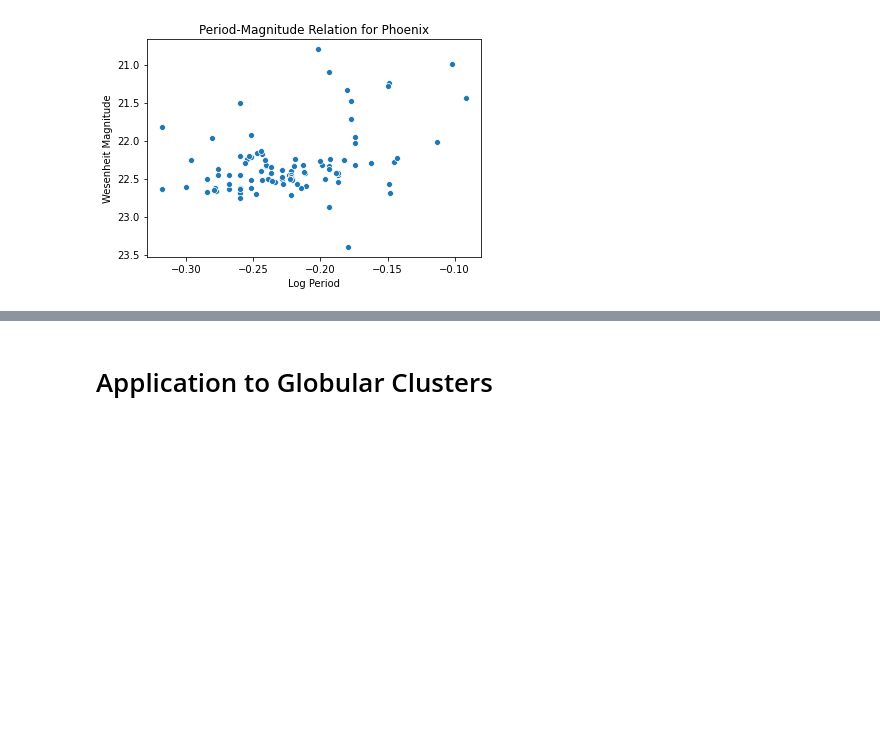
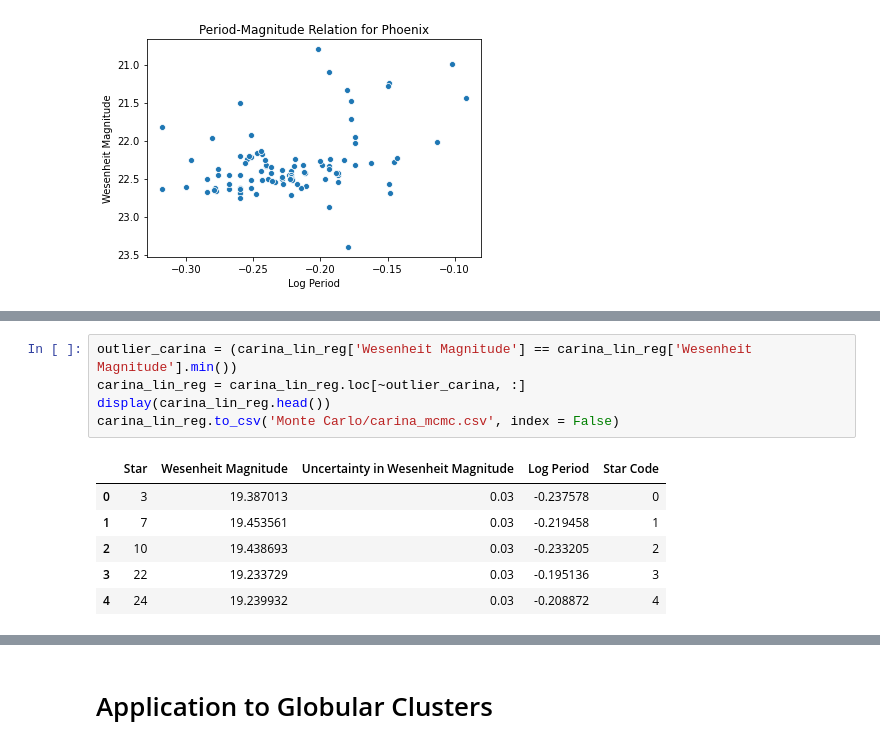
Before and after one commit to pranav-nagarajan/Variable-Stars, a Jupyter notebook: Data Analysis for Variable Stars.ipynb, the cells around one changed output, grey strips where cells are left out. Saved outputs shown, nothing was run; the diff lists cells and outputs as text; blank space fills up the shorter version.

```diff
--- a/Data Analysis for Variable Stars.ipynb
+++ b/Data Analysis for Variable Stars.ipynb
@@ -850,0 +871,12 @@ plt.title(f'Period-Magnitude Relation for Phoenix');
+# %%
+outlier_carina = (carina_lin_reg['Wesenheit Magnitude'] == carina_lin_reg['Wesenheit Magnitude'].min())
+carina_lin_reg = carina_lin_reg.loc[~outlier_carina, :]
+display(carina_lin_reg.head())
+carina_lin_reg.to_csv('Monte Carlo/carina_mcmc.csv', index = False)
+# %% [output]
+|  | Star | Wesenheit Magnitude | Uncertainty in Wesenheit Magnitude | Log Period | Star Code |
+| 0 | 3 | 19.387013 | 0.03 | -0.237578 | 0 |
+| 1 | 7 | 19.453561 | 0.03 | -0.219458 | 1 |
+| 2 | 10 | 19.438693 | 0.03 | -0.233205 | 2 |
+| 3 | 22 | 19.233729 | 0.03 | -0.195136 | 3 |
+| 4 | 24 | 19.239932 | 0.03 | -0.208872 | 4 |
```
Also changed, not shown: parts of 6 cells of this notebook, 2 other files.
